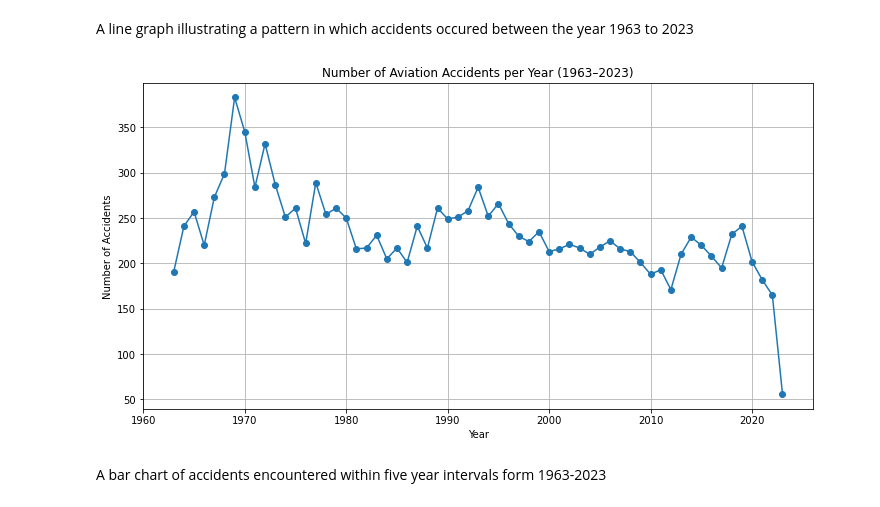
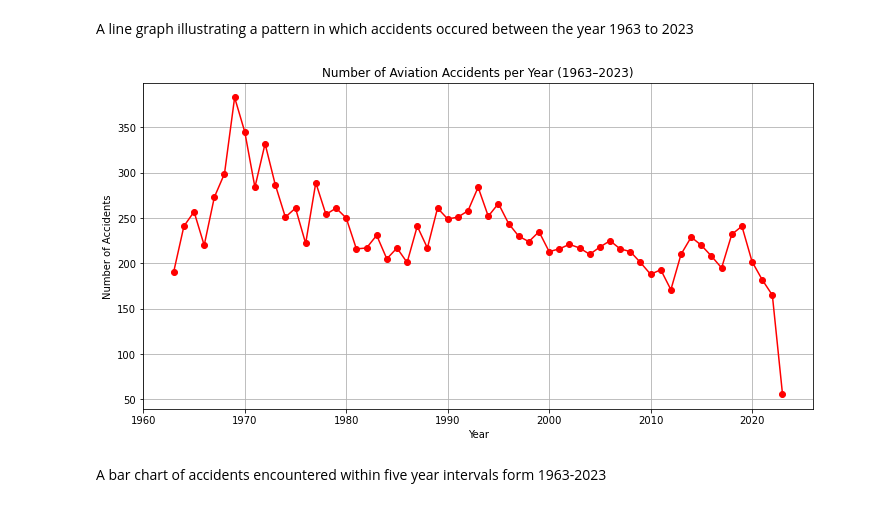
Before and after one commit to maryannngongi/Phase_1_Project, a Jupyter notebook: index.ipynb, the cells around one changed output. Cells and saved outputs as stored; diff of their text form; code cells hidden in the pictures.

```diff
--- a/index.ipynb
+++ b/index.ipynb
@@ -224,16 +224,16 @@ A line graph illustrating a pattern in which accidents occured between the year
 # %%
 
 accidents_per_year = df_filtered.groupby('year').size()
 
 plt.figure(figsize=(12,6))
-accidents_per_year.plot(kind='line', marker='o')
+accidents_per_year.plot(kind='line', marker='o', color='r')
 plt.title("Number of Aviation Accidents per Year (1963–2023)")
 plt.xlabel("Year")
 plt.ylabel("Number of Accidents")
 plt.grid(True)
 plt.show()
 # %% [output]
-[figure, old version]
+[figure, new version]
 # %% [markdown]
 A bar chart of accidents encountered within five year intervals form 1963-2023
 # %%
```
Also changed, not shown: parts of 2 cells of this notebook, 2 other files.
